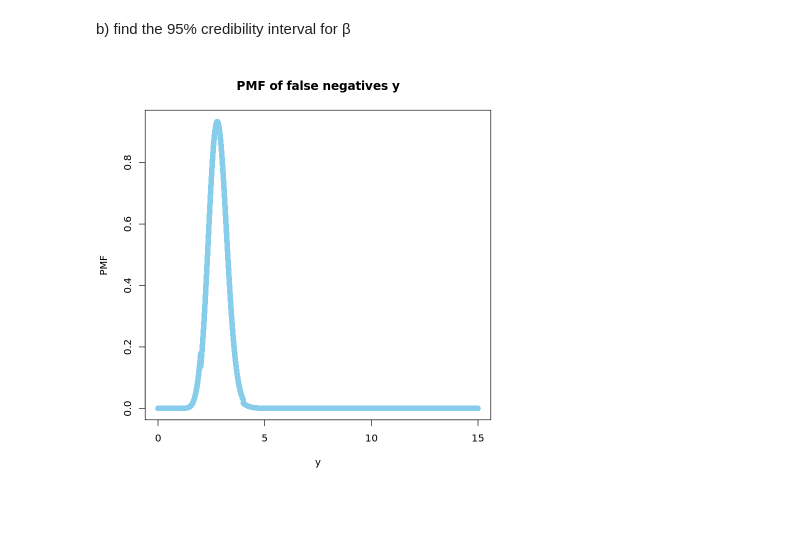
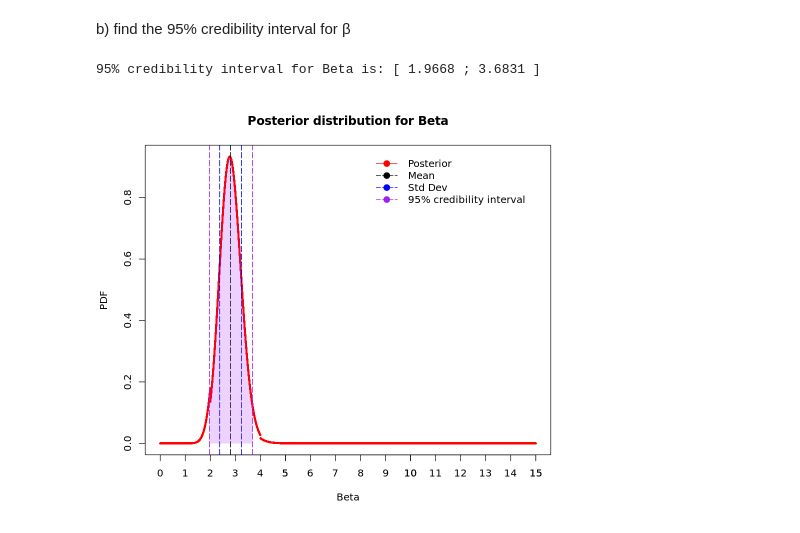
Before and after one commit to jonathancavallin/Advanced_Statistics_for_Physics_Analysis, a Jupyter notebook: JonathanCavallin_Lab4.ipynb, the cells around one changed output. Saved outputs shown, nothing was run; the diff lists cells and outputs as text; code cells hidden in the pictures.

```diff
--- a/JonathanCavallin_Lab4.ipynb
+++ b/JonathanCavallin_Lab4.ipynb
@@ -167,12 +167,51 @@ cat("The mean value of the posterior distribution for Beta is: ", mean_post, "+-
 The mean value of the posterior distribution for Beta is:  2.809011 +- 0.4338389
 # %% [markdown]
 b) find the 95% credibility interval for β
+# %%
+cdf <- list()
+cdf[[1]] <-0
+for(i in 2:length(posterior)){
+    cdf[[i]] <- cdf[[i-1]]+ posterior[i]*0.0001}
+
+for(i in 1:length(cdf)){
+if(cdf[[i]]<0.025){
+    lower_lim <- b[i] }
+if(cdf[[i]]<0.975){
+    upper_lim <- b[i] }}
+
+cat("95% credibility interval for Beta is: [",lower_lim,";",upper_lim,"]")
+# %% [output]
+95% credibility interval for Beta is: [ 1.9668 ; 3.6831 ]
 # %%
+options(repr.plot.width=8,repr.plot.height=7)
+
 ticks= seq(1,20,by=1)
 plot(b,posterior,type='p',col='red',
-    xlab = "p",
+    xlab = "Beta",
     ylab = "PDF",
-    cex = 0.4,
-    main = "Posterior distribution for p")
+    cex = 0.25,
+    main = "Posterior distribution for Beta")
+axis(1, at = seq(1,15,by=1), labels = seq(1,15,by=1) )
+legend(x=8.5,y=0.95,
+       legend = c("Posterior", "Mean","Std Dev","95% credibility interval"),
+       col = c("red", "black","blue","purple"),
+       pch = c(20,20,20,20),
+       lty = c(1,5,5,5),
+       pt.cex = c(2,2,2,2),
+       bty = "n")
+abline(v = mean_post, col = "black", lty = 5, lwd = 1.25)
+abline(v = mean_post+var_post**0.5, col = "blue", lty = 5, lwd = 1.25)
+abline(v = mean_post-var_post**0.5, col = "blue", lty = 5, lwd = 1.25)
+abline(v = lower_lim, col = "purple", lty = 5, lwd = 1.25)
+abline(v = upper_lim, col = "purple", lty = 5, lwd = 1.25)
+
+# to shade the area of credibility interval
+b_ci <- b[b >= lower_lim & b <= upper_lim]
+posterior_ci <- posterior[b >= lower_lim & b <= upper_lim]
+
+polygon(c(b_ci, rev(b_ci)),
+        c(posterior_ci, rep(0, length(posterior_ci))),
+        col = adjustcolor("purple", alpha.f = 0.2),
+        border = NA)
 # %% [output]
-[figure, old version]
+[figure, new version]
```
Also changed, not shown: parts of 9 cells of this notebook.
